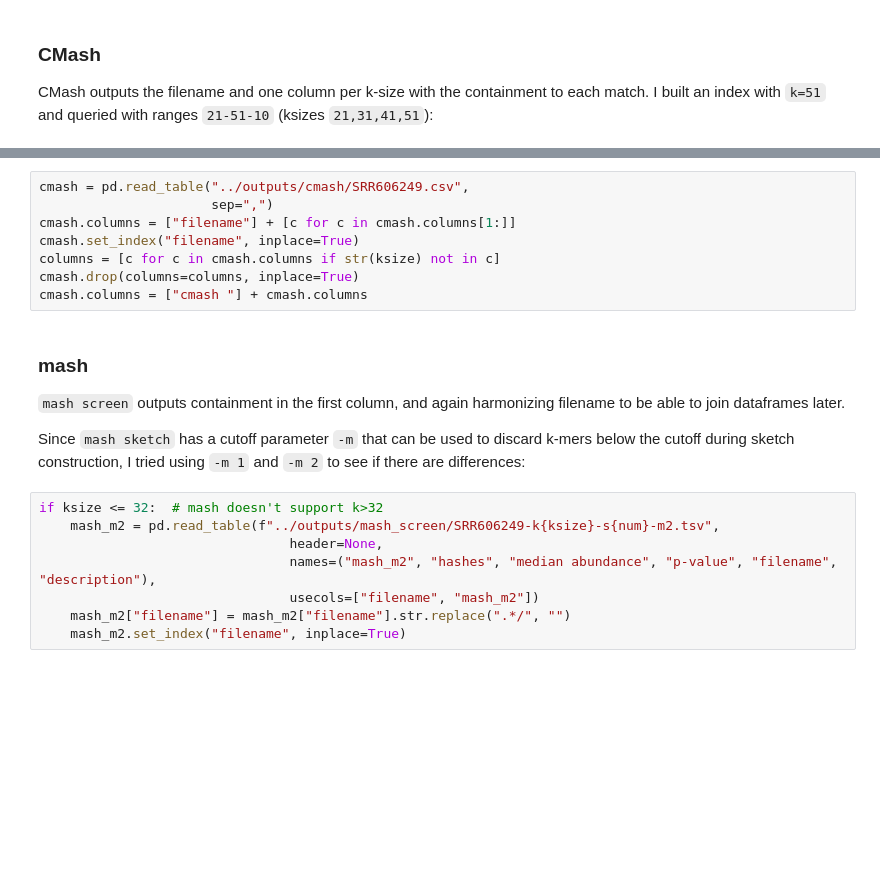
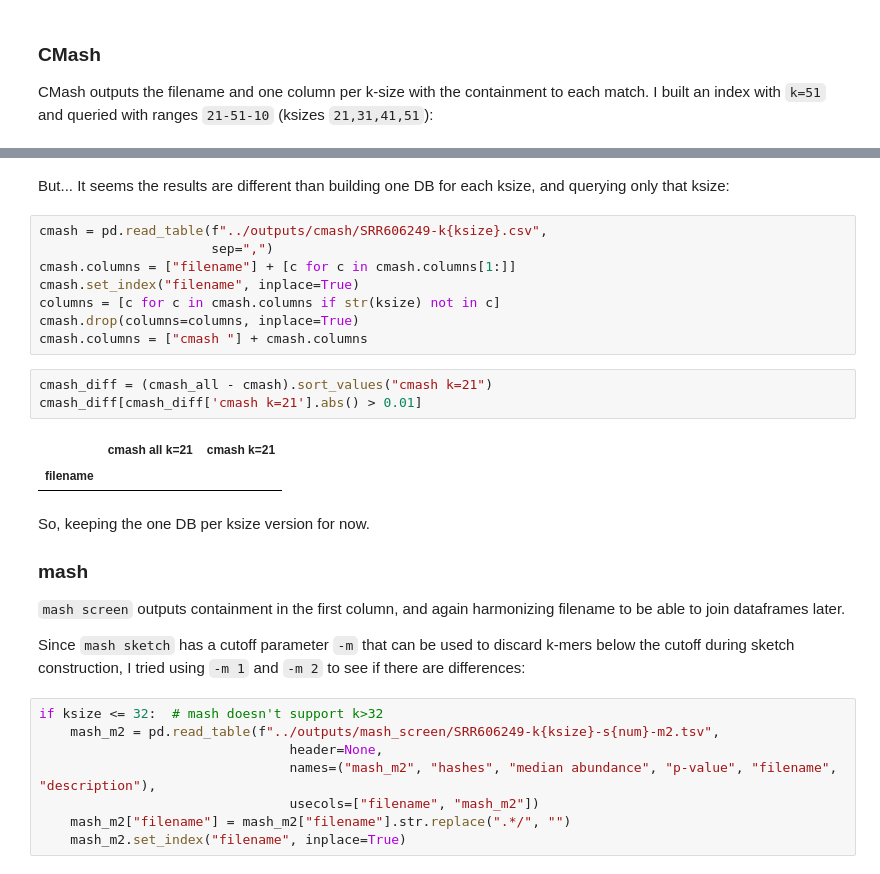
Before and after one commit to luizirber/phd, a Jupyter notebook: experiments/smol_gather/notebooks/analysis.ipynb, the cells around one changed output, grey strips where cells are left out. Saved outputs shown, nothing was run; the diff lists cells and outputs as text; blank space fills up the shorter version.

```diff
--- a/experiments/smol_gather/notebooks/analysis.ipynb
+++ b/experiments/smol_gather/notebooks/analysis.ipynb
@@ -47,12 +55,22 @@ I built an index with `k=51` and queried with ranges `21-51-10` (ksizes `21,31,4
+# %% [markdown]
+But... It seems the results are different than building one DB for each ksize, and querying only that ksize:
 # %%
-cmash = pd.read_table("../outputs/cmash/SRR606249.csv",
+cmash = pd.read_table(f"../outputs/cmash/SRR606249-k{ksize}.csv",
                       sep=",")
 cmash.columns = ["filename"] + [c for c in cmash.columns[1:]]
 cmash.set_index("filename", inplace=True)
 columns = [c for c in cmash.columns if str(ksize) not in c]
 cmash.drop(columns=columns, inplace=True)
 cmash.columns = ["cmash "] + cmash.columns
+# %%
+cmash_diff = (cmash_all - cmash).sort_values("cmash k=21")
+cmash_diff[cmash_diff['cmash k=21'].abs() > 0.01]
+# %% [output]
+|  | cmash all k=21 | cmash k=21 |
+| filename |  |  |
 # %% [markdown]
+So, keeping the one DB per ksize version for now.
+
 ### mash
 
 `mash screen` outputs containment in the first column, and again harmonizing filename to be able to join dataframes later.
```
Also changed, not shown: parts of 4 cells of this notebook, 4 other files.
